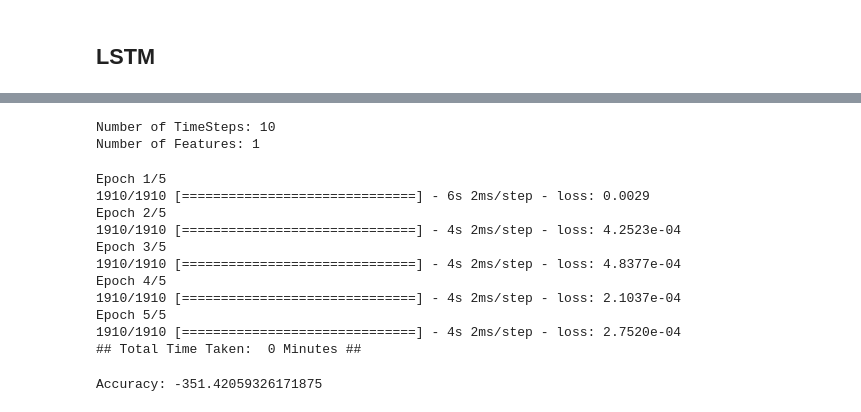
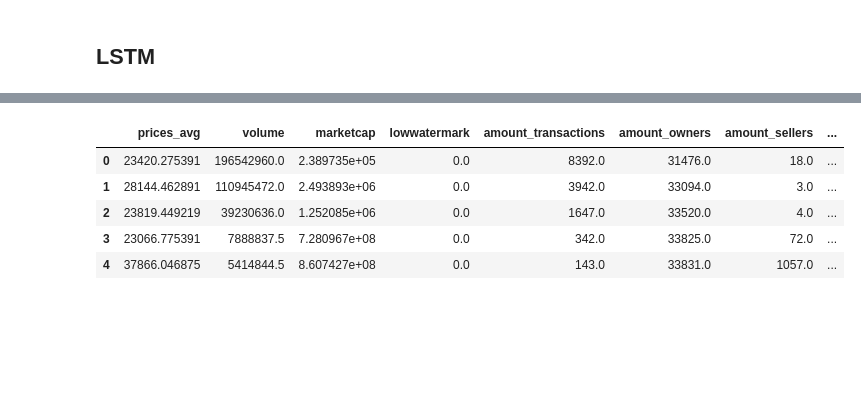
Before and after one commit to EgorMozharov/NFT, a Jupyter notebook: Predict.ipynb, the cells around one changed output, grey strips where cells are left out. Drawn from its saved outputs; the diff is of its cells as text; code cells hidden in the pictures; blank space fills up the shorter version.

```diff
--- a/Predict.ipynb
+++ b/Predict.ipynb
@@ -192,71 +222,0 @@ print(y_test.shape)
-# %%
-# Defining Input shapes for LSTM
-TimeSteps=X_train.shape[1]
-TotalFeatures=X_train.shape[2]
-print("Number of TimeSteps:", TimeSteps)
-print("Number of Features:", TotalFeatures)
-# %% [output]
-Number of TimeSteps: 10
-Number of Features: 1
-# %%
-# Importing the Keras libraries and packages
-from keras.models import Sequential
-from keras.layers import Dense
-from keras.layers import LSTM
-
-# Initialising the RNN
-regressor = Sequential()
-
-# Adding the First input hidden layer and the LSTM layer
-# return_sequences = True, means the output of every time step to be shared with hidden next layer
-regressor.add(LSTM(units = 10, activation = 'relu', input_shape = (TimeSteps, TotalFeatures), return_sequences=True))
-
-# Adding the Second Second hidden layer and the LSTM layer
-regressor.add(LSTM(units = 5, activation = 'relu', input_shape = (TimeSteps, TotalFeatures), return_sequences=True))
-
-# Adding the Second Third hidden layer and the LSTM layer
-regressor.add(LSTM(units = 5, activation = 'relu', return_sequences=False ))
-
-
-# Adding the output layer
-regressor.add(Dense(units = 1))
-
-# Compiling the RNN
-regressor.compile(optimizer = 'adam', loss = 'mean_squared_error')
-
-##################################################
-
-import time
-# Measuring the time taken by the model to train
-StartTime=time.time()
-
-# Fitting the RNN to the Training set
-regressor.fit(X_train, y_train, batch_size = 5, epochs = 5)
-
-EndTime=time.time()
-print("## Total Time Taken: ", round((EndTime-StartTime)/60), 'Minutes ##')
-# %% [output]
-Epoch 1/5
-1910/1910 [==============================] - 6s 2ms/step - loss: 0.0029
-Epoch 2/5
-1910/1910 [==============================] - 4s 2ms/step - loss: 4.2523e-04
-Epoch 3/5
-1910/1910 [==============================] - 4s 2ms/step - loss: 4.8377e-04
-Epoch 4/5
-1910/1910 [==============================] - 4s 2ms/step - loss: 2.1037e-04
-Epoch 5/5
-1910/1910 [==============================] - 4s 2ms/step - loss: 2.7520e-04
-## Total Time Taken:  0 Minutes ##
-# %%
-# Making predictions on test data
-predicted_Price = regressor.predict(X_test)
-predicted_Price = DataScaler.inverse_transform(predicted_Price)
-
-# Getting the original price values for testing data
-orig=y_test
-orig=DataScaler.inverse_transform(y_test)
-
-# Accuracy of the predictions
-print('Accuracy:', 100 - (100*(abs(orig-predicted_Price)/orig)).mean())
-# %% [output]
-Accuracy: -351.42059326171875
@@ -262,0 +236,9 @@ Accuracy: -351.42059326171875
+# %%
+tmp.head()
+# %% [output]
+|  | prices_avg | volume | marketcap | lowwatermark | amount_transactions | amount_owners | amount_sellers | ... |
+| 0 | 23420.275391 | 196542960.0 | 2.389735e+05 | 0.0 | 8392.0 | 31476.0 | 18.0 | ... |
+| 1 | 28144.462891 | 110945472.0 | 2.493893e+06 | 0.0 | 3942.0 | 33094.0 | 3.0 | ... |
+| 2 | 23819.449219 | 39230636.0 | 1.252085e+06 | 0.0 | 1647.0 | 33520.0 | 4.0 | ... |
+| 3 | 23066.775391 | 7888837.5 | 7.280967e+08 | 0.0 | 342.0 | 33825.0 | 72.0 | ... |
+| 4 | 37866.046875 | 5414844.5 | 8.607427e+08 | 0.0 | 143.0 | 33831.0 | 1057.0 | ... |
```
Also changed, not shown: parts of 25 cells of this notebook, 2 other files.
